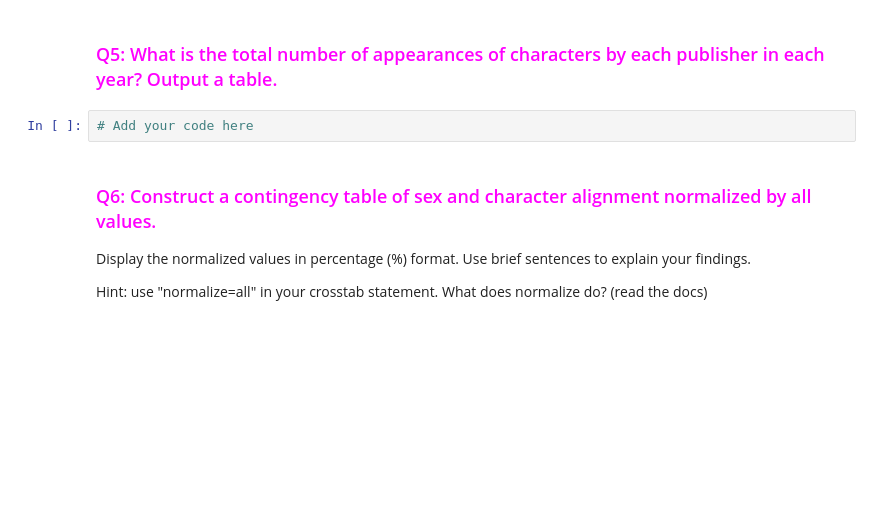
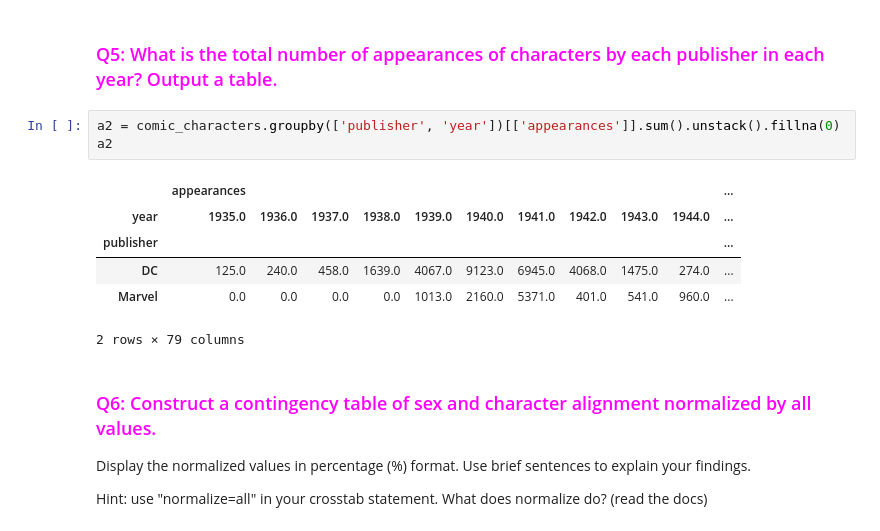
Before and after one commit to tengdann/si618, a Jupyter notebook: 618_06_categorical_and_text_data.ipynb, the cells around one changed output. Cells and saved outputs as stored; diff of their text form; blank space fills up the shorter version.

```diff
--- a/618_06_categorical_and_text_data.ipynb
+++ b/618_06_categorical_and_text_data.ipynb
@@ -155,7 +269,15 @@ For .pivot_table(), you need to specify these four arguments:
 # %% [markdown]
 ### <font color="magenta">Q5: What is the total number of appearances of characters by each publisher in each year? Output a table.
-# %%
-# Add your code here
+# %%
+a2 = comic_characters.groupby(['publisher', 'year'])[['appearances']].sum().unstack().fillna(0)
+a2
+# %% [output]
+|  | appearances |  |  |  |  |  |  |  |  |  | ... |
+| year | 1935.0 | 1936.0 | 1937.0 | 1938.0 | 1939.0 | 1940.0 | 1941.0 | 1942.0 | 1943.0 | 1944.0 | ... |
+| publisher |  |  |  |  |  |  |  |  |  |  | ... |
+| DC | 125.0 | 240.0 | 458.0 | 1639.0 | 4067.0 | 9123.0 | 6945.0 | 4068.0 | 1475.0 | 274.0 | ... |
+| Marvel | 0.0 | 0.0 | 0.0 | 0.0 | 1013.0 | 2160.0 | 5371.0 | 401.0 | 541.0 | 960.0 | ... |
+2 rows × 79 columns
 # %% [markdown]
 ### <font color="magenta">Q6: Construct a contingency table of sex and character alignment normalized by all values.
 
```
Also changed, not shown: parts of 58 cells of this notebook, 1 other file.
